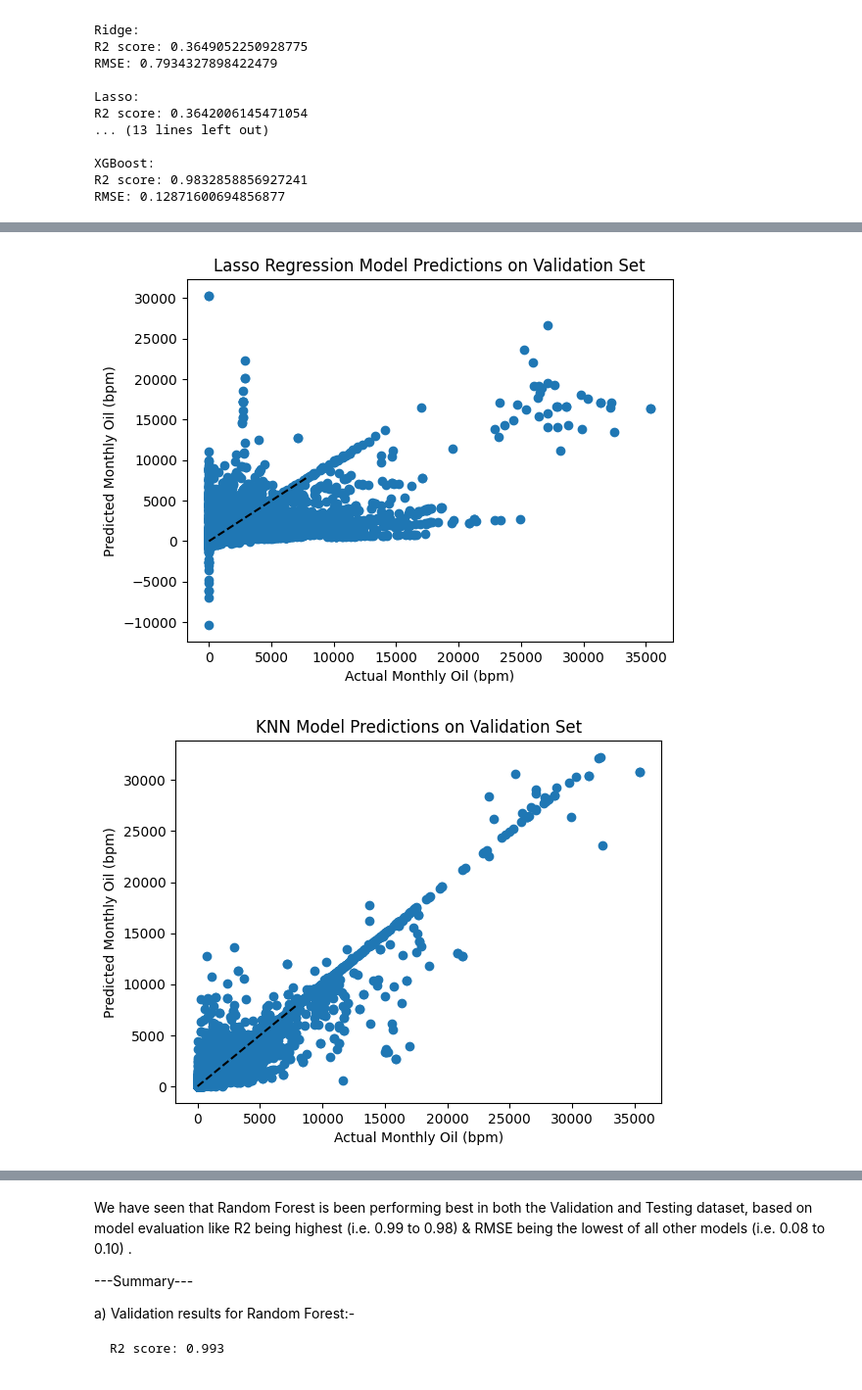
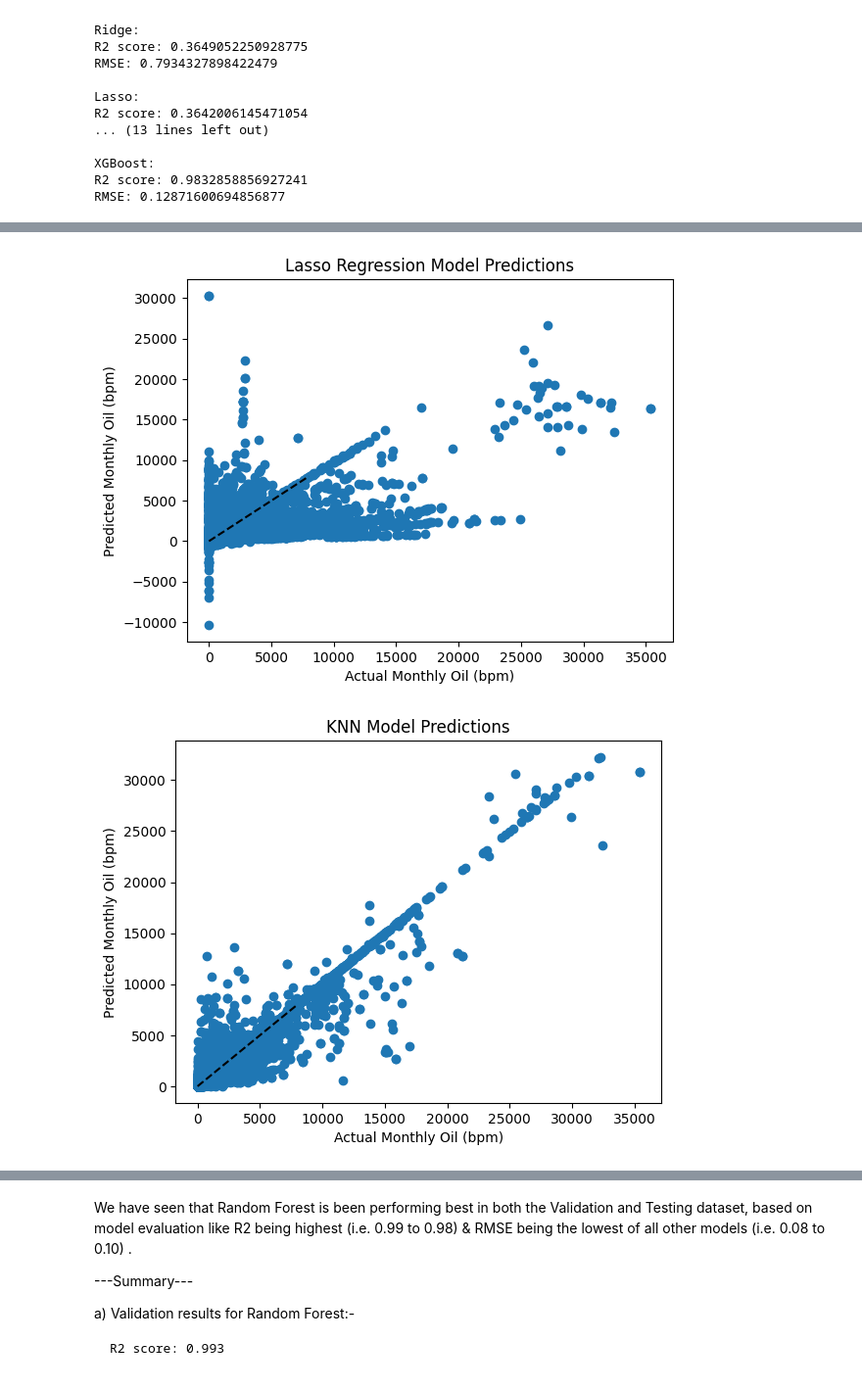
Before and after one commit to ManishRawat07/PETR6397-Final-Project-Oil-Production-Forecasting-using-Machine-Learning, a Jupyter notebook: Oil Production forecasting.ipynb, the cells around one changed output, grey strips where cells are left out. Shown at 98% size. Drawn from its saved outputs; the diff is of its cells as text; code cells hidden in the pictures.

```diff
--- a/Oil Production forecasting.ipynb
+++ b/Oil Production forecasting.ipynb
@@ -492,19 +492,19 @@ plt.show()
 # %%
 # Lasso Regression Model Predictions on Testing data set
 y_pred_lasso = lasso.predict(X_test)
 
 # Inverse transform the scaled predictions
 y_pred_lasso_org = scaler_y.inverse_transform(y_pred_lasso.reshape(-1, 1))
 
 # Create a scatter plot of actual vs predicted values
 plt.scatter(y_test_org, y_pred_lasso_org)
 plt.plot([0, 8000], [0, 8000], '--k')
 plt.xlabel("Actual Monthly Oil (bpm)")
 plt.ylabel("Predicted Monthly Oil (bpm)")
-plt.title("Lasso Regression Model Predictions on Validation Set")
+plt.title("Lasso Regression Model Predictions")
 plt.show()
 # %% [output]
-[figure, old version]
+[figure, new version]
 # %%
 # KNN Model Predictions on VTesting data set
 y_pred_knn = knn.predict(X_test)
@@ -517,10 +517,10 @@ plt.scatter(y_test_org, y_pred_knn_org)
 plt.plot([0, 8000], [0, 8000], '--k')
 plt.xlabel("Actual Monthly Oil (bpm)")
 plt.ylabel("Predicted Monthly Oil (bpm)")
-plt.title("KNN Model Predictions on Validation Set")
+plt.title("KNN Model Predictions")
 plt.show()
 # %% [output]
-[figure, old version]
+[figure, new version]
 # %%
 # Decision Tree Model Predictions on Testing data set
 y_pred_dtree = dtree.predict(X_test)
```
Also changed, not shown: parts of 6 cells of this notebook.
